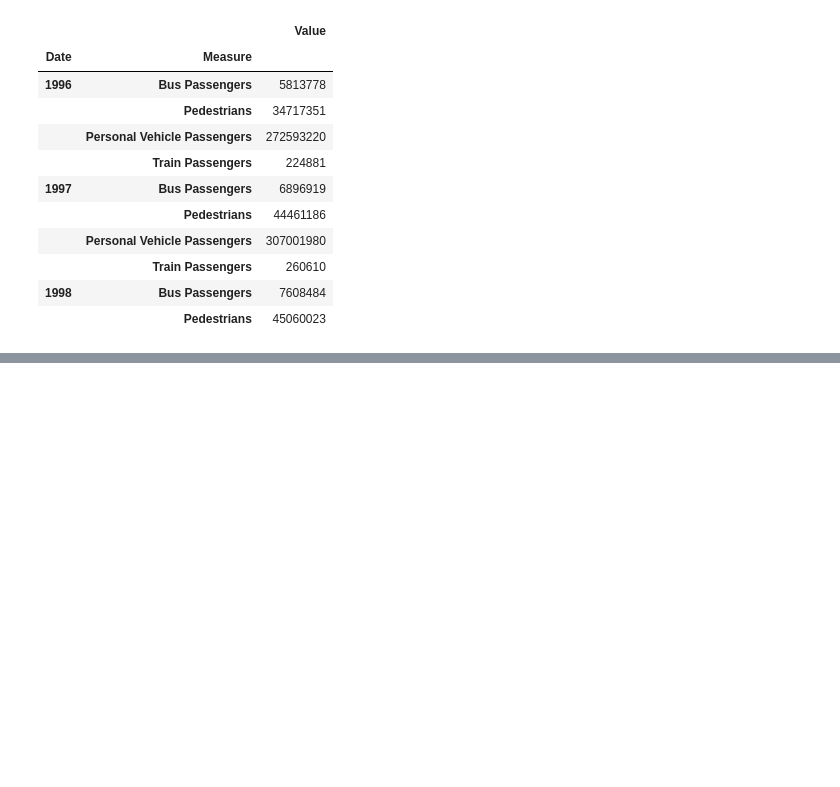
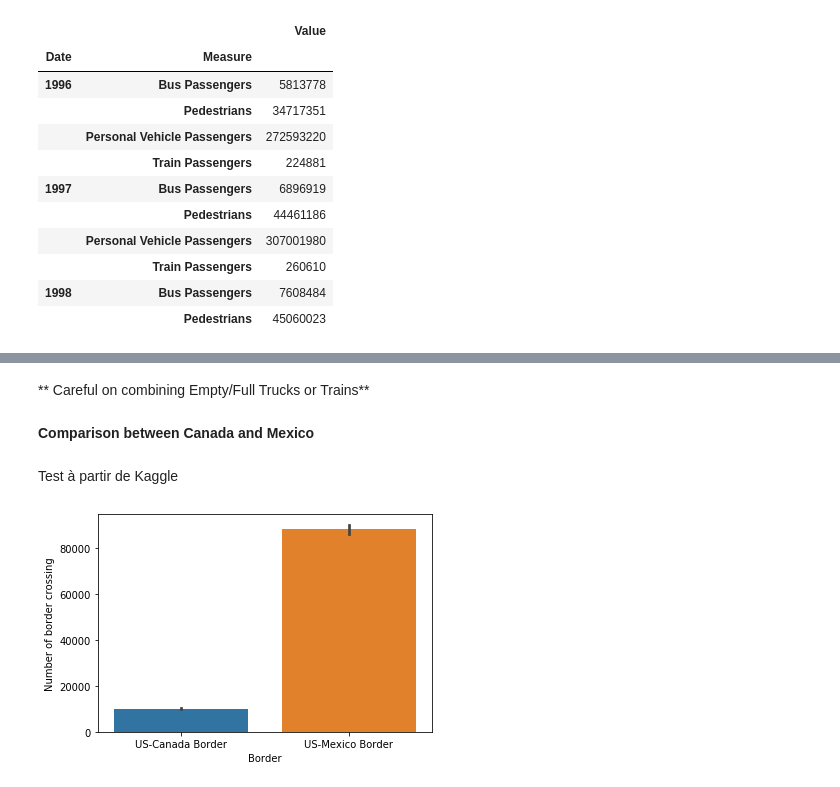
Before and after one commit to rnaua/DMML2019_Team_Swatch, a Jupyter notebook: code/EDA_Tanja.ipynb, the cells around one changed output, grey strips where cells are left out. Drawn from its saved outputs; the diff is of its cells as text; code cells hidden in the pictures; blank space fills up the shorter version.

```diff
--- a/code/EDA_Tanja.ipynb
+++ b/code/EDA_Tanja.ipynb
@@ -213,0 +370,15 @@ fig.show()
+# %% [markdown]
+** Careful on combining Empty/Full Trucks or Trains**
+# %% [markdown]
+**Comparison between Canada and Mexico**
+# %% [markdown]
+Test à partir de Kaggle
+# %%
+import seaborn as sns
+sns.barplot(x=df['Border'],y=df['Value'])
+
+plt.ylabel('Number of border crossing')
+
+plt.show()
+# %% [output]
+[figure, added]
```
Also changed, not shown: parts of 47 cells of this notebook.
